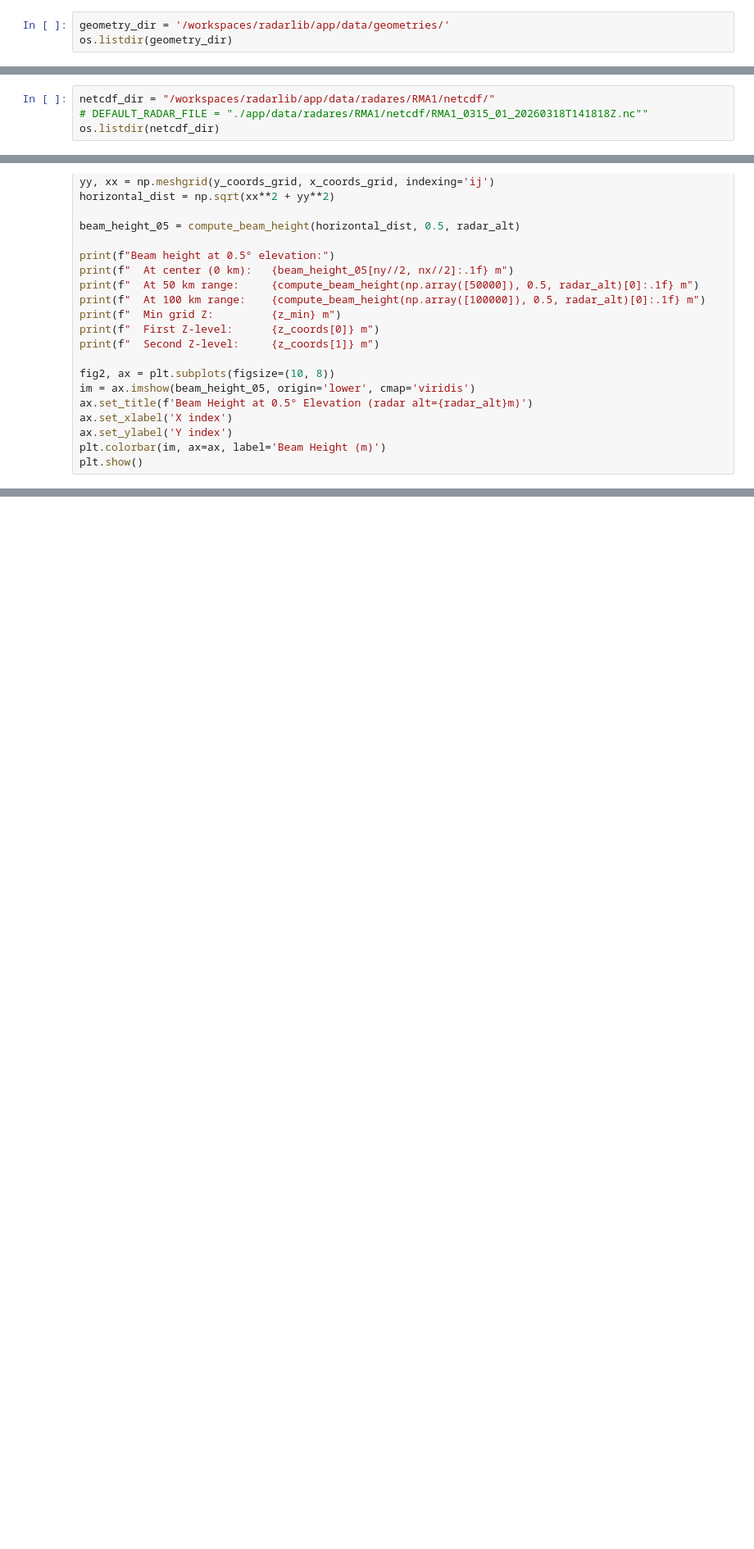
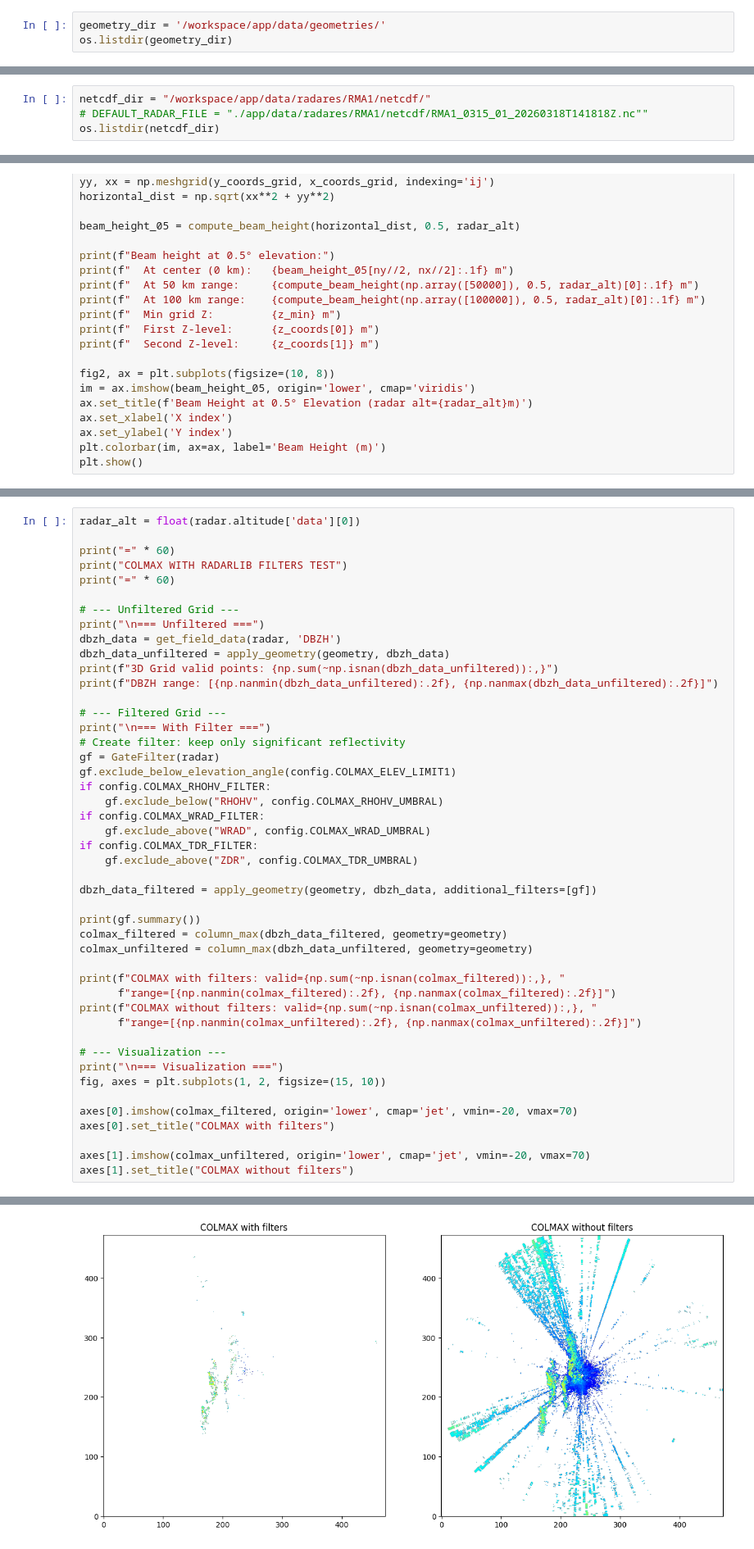
Before and after one commit to jgmarti84/gl-radarlib, a Jupyter notebook: examples/radar_grid/radar_grid_examples_with_visualization.ipynb, the cells around one changed output, grey strips where cells are left out. Shown at 82% size. Drawn from its saved outputs; the diff is of its cells as text; blank space fills up the shorter version.

```diff
--- a/examples/radar_grid/radar_grid_examples_with_visualization.ipynb
+++ b/examples/radar_grid/radar_grid_examples_with_visualization.ipynb
@@ -24,3 +39,3 @@ from radarlib.radar_grid import (
 # %%
-geometry_dir = '/workspaces/radarlib/app/data/geometries/'
+geometry_dir = '/workspace/app/data/geometries/'
 os.listdir(geometry_dir)
@@ -27,4 +45,4 @@ os.listdir(geometry_dir)
 # %%
-netcdf_dir = "/workspaces/radarlib/app/data/radares/RMA1/netcdf/"
+netcdf_dir = "/workspace/app/data/radares/RMA1/netcdf/"
 # DEFAULT_RADAR_FILE = "./app/data/radares/RMA1/netcdf/RMA1_0315_01_20260318T141818Z.nc""
 os.listdir(netcdf_dir)
@@ -613,0 +732,47 @@ plt.show()
+# %%
+radar_alt = float(radar.altitude['data'][0])
+
+print("=" * 60)
+print("COLMAX WITH RADARLIB FILTERS TEST")
+print("=" * 60)
+
+# --- Unfiltered Grid ---
+print("\n=== Unfiltered ===")
+dbzh_data = get_field_data(radar, 'DBZH')
+dbzh_data_unfiltered = apply_geometry(geometry, dbzh_data)
+print(f"3D Grid valid points: {np.sum(~np.isnan(dbzh_data_unfiltered)):,}")
+print(f"DBZH range: [{np.nanmin(dbzh_data_unfiltered):.2f}, {np.nanmax(dbzh_data_unfiltered):.2f}]")
+
+# --- Filtered Grid ---
+print("\n=== With Filter ===")
+# Create filter: keep only significant reflectivity
+gf = GateFilter(radar)
+gf.exclude_below_elevation_angle(config.COLMAX_ELEV_LIMIT1)
+if config.COLMAX_RHOHV_FILTER:
+    gf.exclude_below("RHOHV", config.COLMAX_RHOHV_UMBRAL)
+if config.COLMAX_WRAD_FILTER:
+    gf.exclude_above("WRAD", config.COLMAX_WRAD_UMBRAL)
+if config.COLMAX_TDR_FILTER:
+    gf.exclude_above("ZDR", config.COLMAX_TDR_UMBRAL)
+
+dbzh_data_filtered = apply_geometry(geometry, dbzh_data, additional_filters=[gf])
+
+print(gf.summary())
+colmax_filtered = column_max(dbzh_data_filtered, geometry=geometry)
+colmax_unfiltered = column_max(dbzh_data_unfiltered, geometry=geometry)
+
+print(f"COLMAX with filters: valid={np.sum(~np.isnan(colmax_filtered)):,}, "
+      f"range=[{np.nanmin(colmax_filtered):.2f}, {np.nanmax(colmax_filtered):.2f}]")
+print(f"COLMAX without filters: valid={np.sum(~np.isnan(colmax_unfiltered)):,}, "
+      f"range=[{np.nanmin(colmax_unfiltered):.2f}, {np.nanmax(colmax_unfiltered):.2f}]")
+
+# --- Visualization ---
+print("\n=== Visualization ===")
+fig, axes = plt.subplots(1, 2, figsize=(15, 10))
+
+axes[0].imshow(colmax_filtered, origin='lower', cmap='jet', vmin=-20, vmax=70)
+axes[0].set_title("COLMAX with filters")
+
+axes[1].imshow(colmax_unfiltered, origin='lower', cmap='jet', vmin=-20, vmax=70)
+axes[1].set_title("COLMAX without filters")
+# %% [output]
@@ -613,0 +802 @@ plt.show()
+[figure, added]
```
Also changed, not shown: parts of 13 cells of this notebook, 5 other files.
